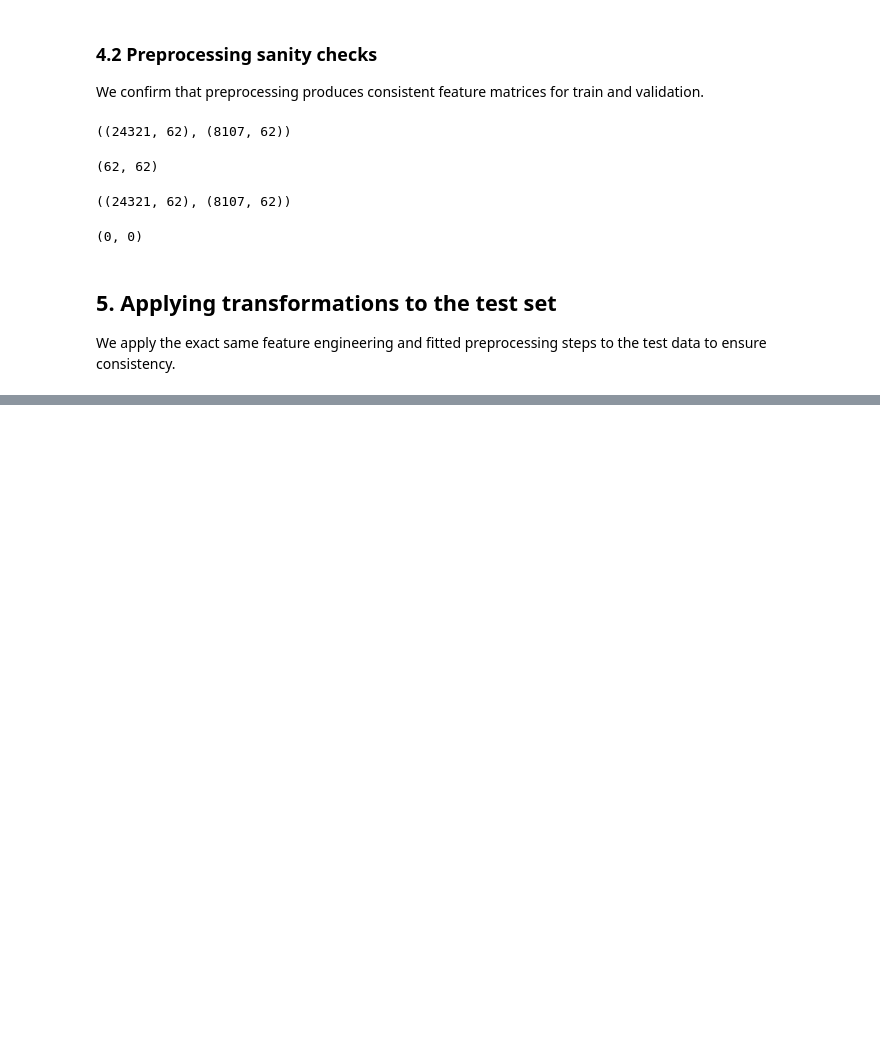
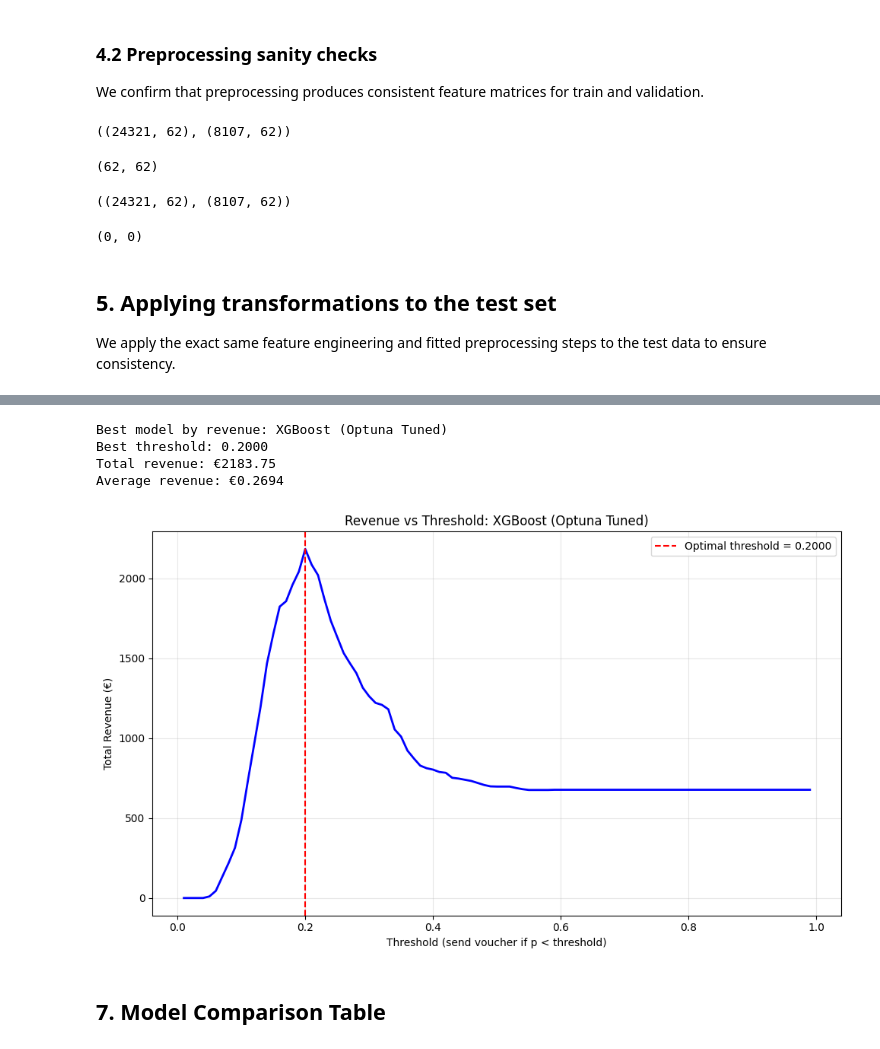
Before and after one commit to ungeralexan/ml_assignment, a Jupyter notebook: project.ipynb, the cells around one changed output, grey strips where cells are left out. Saved outputs shown, nothing was run; the diff lists cells and outputs as text; code cells hidden in the pictures; blank space fills up the shorter version.

```diff
--- a/project.ipynb
+++ b/project.ipynb
@@ -732,0 +1364,32 @@ For the test set, categorical variables were encoded independently and then alig
+# %%
+# Find best model by revenue
+best_model_result = max(results, key=lambda x: x['total_revenue'])
+best_model_name = best_model_result['model_name']
+
+print(f"Best model by revenue: {best_model_name}")
+print(f"Best threshold: {best_model_result['best_threshold']:.4f}")
+print(f"Total revenue: €{best_model_result['total_revenue']:.2f}")
+print(f"Average revenue: €{best_model_result['avg_revenue']:.4f}")
+
+# Plot threshold-revenue curve for best model
+threshold_df = best_model_result['threshold_results']
+
+plt.figure(figsize=(10, 6))
+plt.plot(threshold_df['threshold'], threshold_df['total_revenue'], 'b-', linewidth=2)
+plt.axvline(best_model_result['best_threshold'], color='r', linestyle='--',
+            label=f'Optimal threshold = {best_model_result["best_threshold"]:.4f}')
+plt.xlabel('Threshold (send voucher if p < threshold)')
+plt.ylabel('Total Revenue (€)')
+plt.title(f'Revenue vs Threshold: {best_model_name}')
+plt.grid(True, alpha=0.3)
+plt.legend()
+plt.tight_layout()
+plt.show()
+# %% [output]
+Best model by revenue: XGBoost (Optuna Tuned)
+Best threshold: 0.2000
+Total revenue: €2183.75
+Average revenue: €0.2694
+[figure, added]
+# %% [markdown]
+## 7. Model Comparison Table
```
Also changed, not shown: parts of 41 cells of this notebook, 11 other files.
